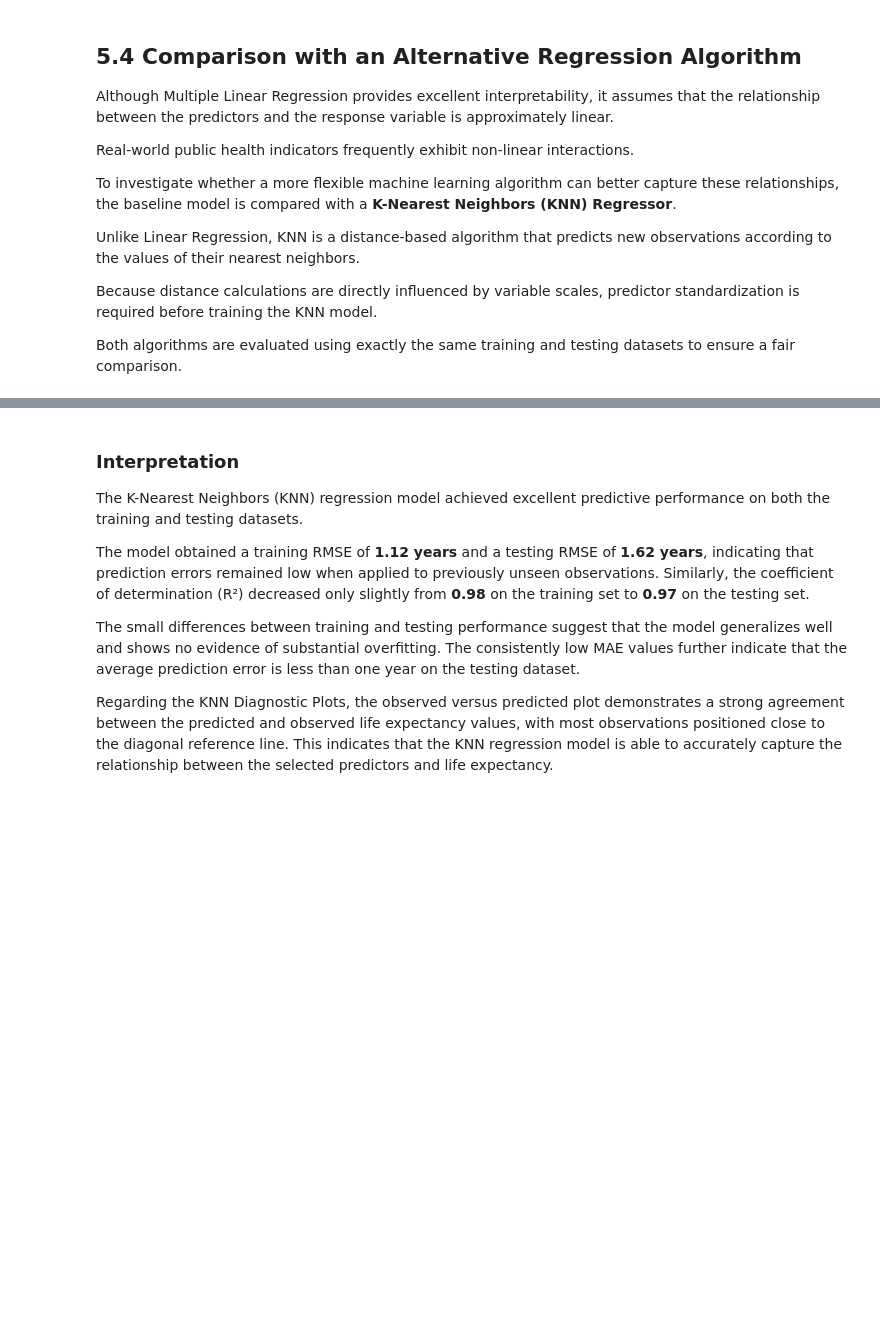
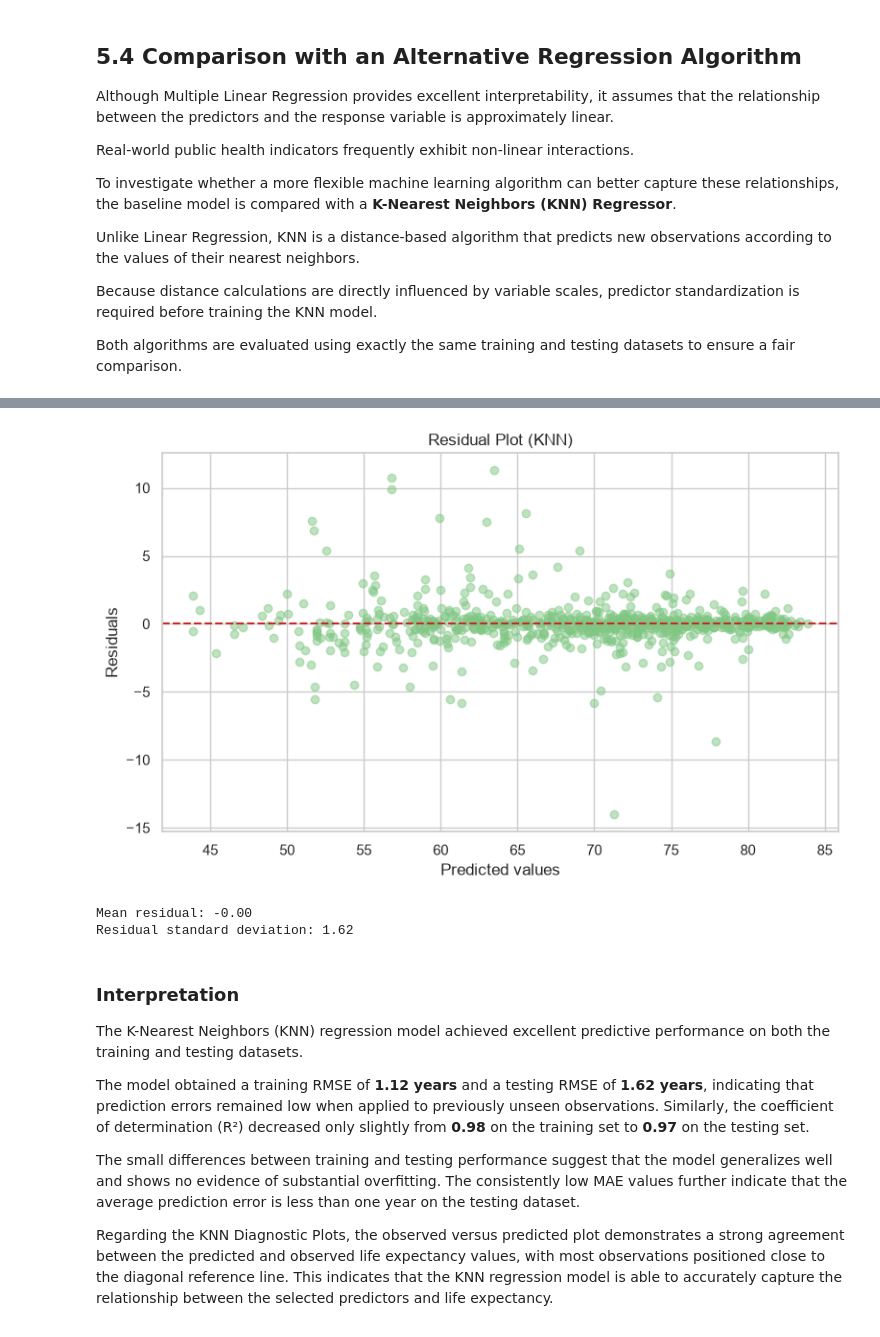
Before and after one commit to ananda-pires/who_life_expectancy_prediction, a Jupyter notebook: notebooks/life_expectancy.ipynb, the cells around one changed output, grey strips where cells are left out. Saved outputs shown, nothing was run; the diff lists cells and outputs as text; code cells hidden in the pictures; blank space fills up the shorter version.

```diff
--- a/notebooks/life_expectancy.ipynb
+++ b/notebooks/life_expectancy.ipynb
@@ -2045,12 +2069,21 @@ plot_observed_vs_predicted(
 # %%
+# =============================================================================
+# KNN residual analysis
+# =============================================================================
+
 residuals_knn = plot_residuals(
     y_test,
     knn_test_pred,
-    filename="09_knn_residuals.png"
+    title="Residual Plot (KNN)",
+    filename="09_knn_residuals.png",
 )
 
 print(f"Mean residual: {residuals_knn.mean():.2f}")
 print(f"Residual standard deviation: {residuals_knn.std():.2f}")
+# %% [output]
+[figure, added]
+Mean residual: -0.00
+Residual standard deviation: 1.62
 # %% [markdown]
 ### Interpretation
 
```
Also changed, not shown: parts of 12 cells of this notebook, 1 other file.
